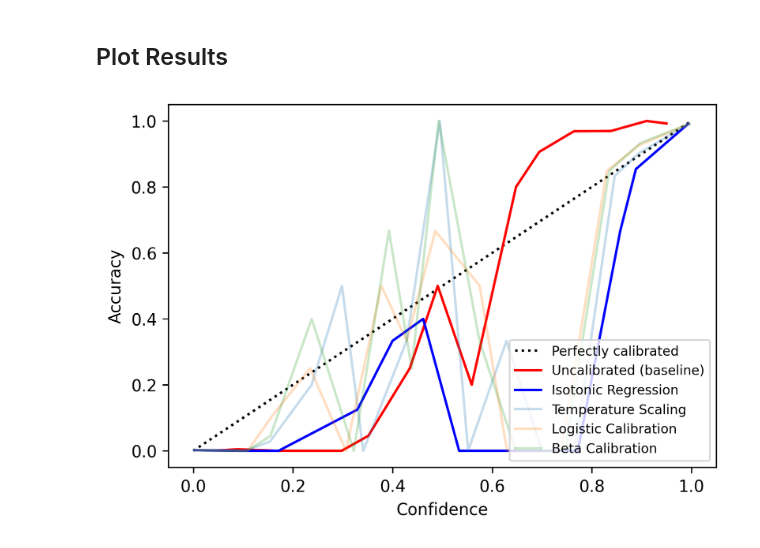
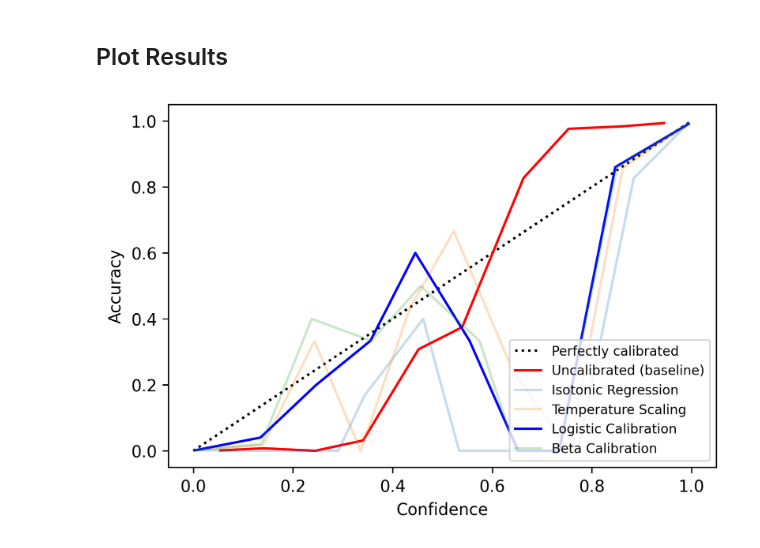
Before and after one commit to unicef/giga-global-school-mapping, a Jupyter notebook: notebooks/07_model_calibration.ipynb, the cells around one changed output. Cells and saved outputs as stored; diff of their text form; code cells hidden in the pictures.

```diff
--- a/notebooks/07_model_calibration.ipynb
+++ b/notebooks/07_model_calibration.ipynb
@@ -42,7 +42,7 @@ results.iloc[0] - results
 # %% [markdown]
 ## Load Model Calibrator
 # %%
-calibrator_name = "IsotonicRegression"
+calibrator_name = "LogisticCalibration"
 calibrator = calib_utils.load_calibrator(iso_code, config, calibrator_name)
 calibrator
 # %% [output]
@@ -53,8 +64,8 @@ IsotonicRegression(_default_independent_probabilities=False,
 # %% [markdown]
 ## Plot Results
 # %%
-calib_utils.calibration_curves(iso_code, config, highlight=calibrator_name, n_bins=15)
+calib_utils.calibration_curves(iso_code, config, highlight=calibrator_name, n_bins=10)
 # %% [output]
-[figure, old version]
+[figure, new version]
 # %%
 output = calib_utils.get_calibrator_outputs(iso_code, config, calibrator_name, phase="test")
```
Also changed, not shown: parts of 4 cells of this notebook, 4 other files.
